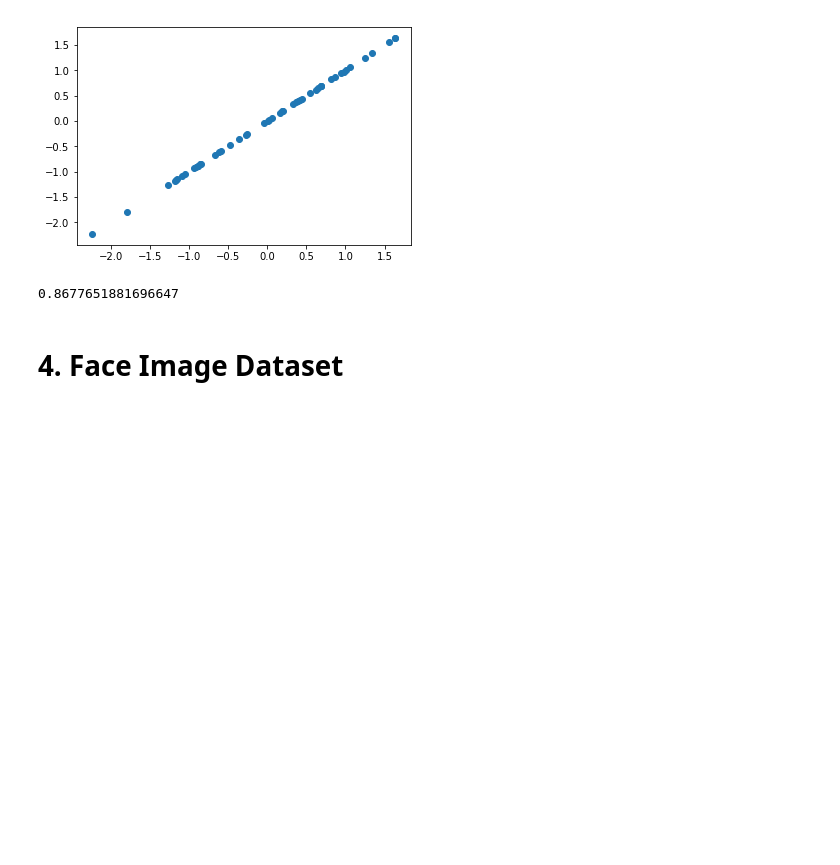
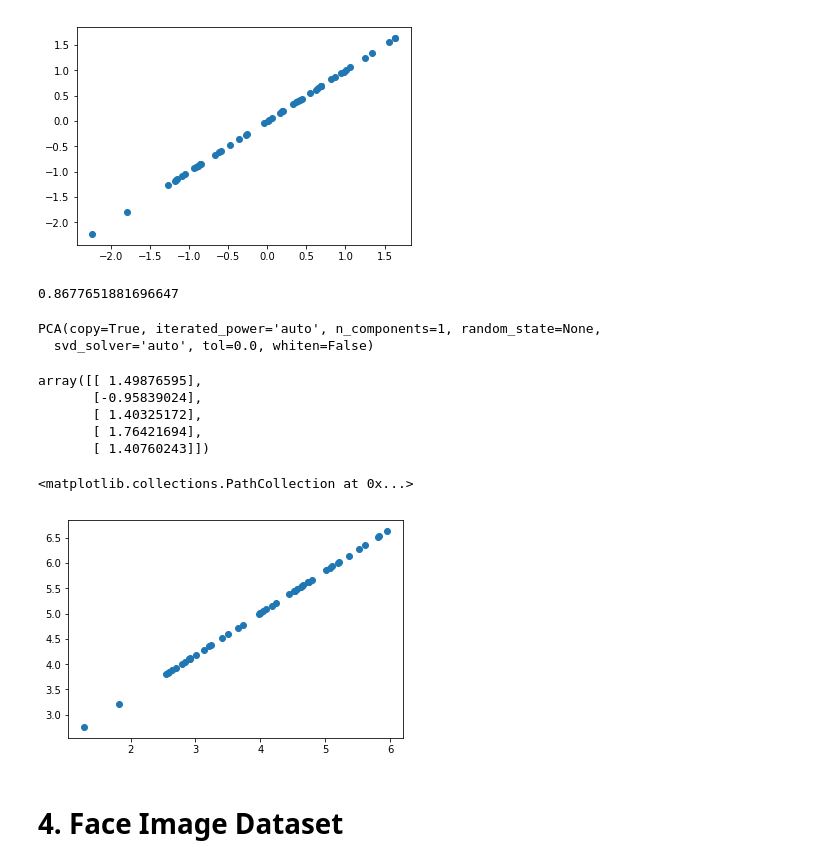
Before and after one commit to gakkiri/ML, a Jupyter notebook: machine-learning-ex7/K-means and PCA.ipynb, the cells around one changed output. Drawn from its saved outputs; the diff is of its cells as text; code cells hidden in the pictures; blank space fills up the shorter version.

```diff
--- a/machine-learning-ex7/K-means and PCA.ipynb
+++ b/machine-learning-ex7/K-means and PCA.ipynb
@@ -269,3 +300,22 @@ S[0] / np.sum(S)
+# %%
+pca = PCA(1) # 2d -> 1d
+pca.fit(X)
+# %% [output]
+PCA(copy=True, iterated_power='auto', n_components=1, random_state=None,
+  svd_solver='auto', tol=0.0, whiten=False)
+# %%
+pca.transform(X)[:5]
+# %% [output]
+array([[ 1.49876595],
+       [-0.95839024],
+       [ 1.40325172],
+       [ 1.76421694],
+       [ 1.40760243]])
+# %%
+plt.scatter(pca.inverse_transform(pca.transform(X))[:, 0], pca.inverse_transform(pca.transform(X))[:, 1])
+# %% [output]
+<matplotlib.collections.PathCollection at 0x...>
+[figure, added]
 # %% [markdown]
 # 4. Face Image Dataset
 # %%
```
Also changed, not shown: parts of 13 cells of this notebook.
